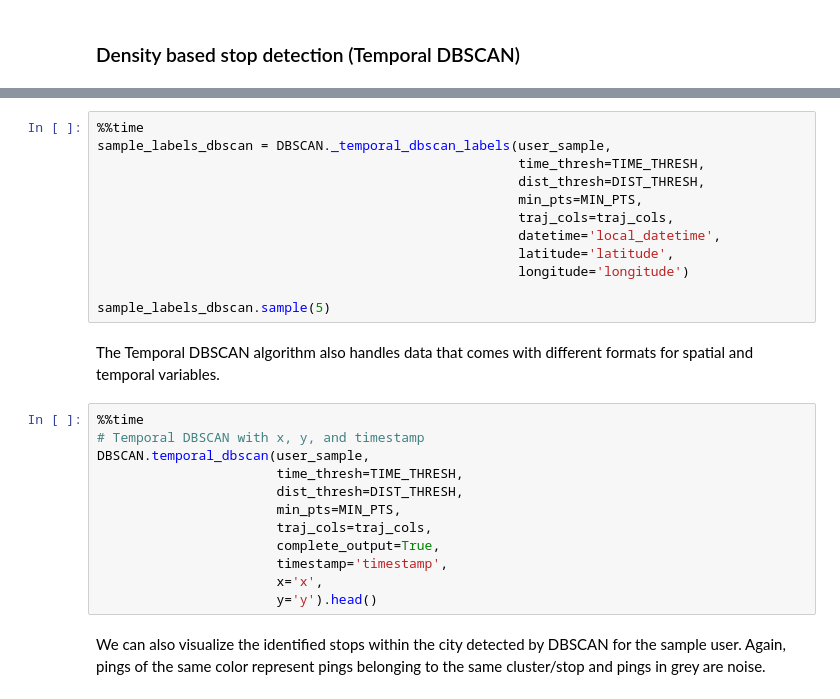
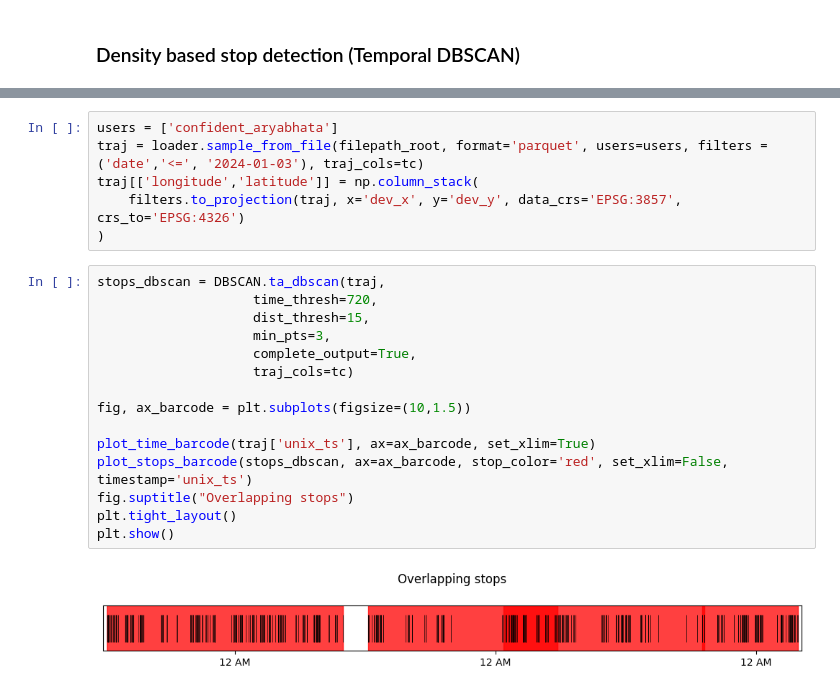
Before and after one commit to Watts-Lab/nomad, a Jupyter notebook: tutorials/IC2S2-2025/[3]stop-detection.ipynb, the cells around one changed output, grey strips where cells are left out. Cells and saved outputs as stored; diff of their text form.

```diff
--- a/tutorials/IC2S2-2025/[3]stop-detection.ipynb
+++ b/tutorials/IC2S2-2025/[3]stop-detection.ipynb
@@ -265,28 +251,23 @@ We can also get the final cluster and core labels for each of the pings.
-# %%
-%%time
-sample_labels_dbscan = DBSCAN._temporal_dbscan_labels(user_sample,
-                                                      time_thresh=TIME_THRESH,
-                                                      dist_thresh=DIST_THRESH,
-                                                      min_pts=MIN_PTS,
-                                                      traj_cols=traj_cols,
-                                                      datetime='local_datetime',
-                                                      latitude='latitude',
-                                                      longitude='longitude')
-
-sample_labels_dbscan.sample(5)
-# %% [markdown]
-The Temporal DBSCAN algorithm also handles data that comes with different formats for spatial and temporal variables.
-# %%
-%%time
-# Temporal DBSCAN with x, y, and timestamp
-DBSCAN.temporal_dbscan(user_sample,
-                       time_thresh=TIME_THRESH,
-                       dist_thresh=DIST_THRESH,
-                       min_pts=MIN_PTS,
-                       traj_cols=traj_cols,
-                       complete_output=True,
-                       timestamp='timestamp',
-                       x='x',
-                       y='y').head()
-# %% [markdown]
-We can also visualize the identified stops within the city detected by DBSCAN for the sample user. Again, pings of the same color represent pings belonging to the same cluster/stop and pings in grey are noise.
+# %%
+users = ['confident_aryabhata']
+traj = loader.sample_from_file(filepath_root, format='parquet', users=users, filters = ('date','<=', '2024-01-03'), traj_cols=tc)
+traj[['longitude','latitude']] = np.column_stack(
+    filters.to_projection(traj, x='dev_x', y='dev_y', data_crs='EPSG:3857', crs_to='EPSG:4326')
+)
+# %%
+stops_dbscan = DBSCAN.ta_dbscan(traj,
+                    time_thresh=720,
+                    dist_thresh=15,
+                    min_pts=3,
+                    complete_output=True,
+                    traj_cols=tc)
+
+fig, ax_barcode = plt.subplots(figsize=(10,1.5))
+
+plot_time_barcode(traj['unix_ts'], ax=ax_barcode, set_xlim=True)
+plot_stops_barcode(stops_dbscan, ax=ax_barcode, stop_color='red', set_xlim=False, timestamp='unix_ts')
+fig.suptitle("Overlapping stops")
+plt.tight_layout()
+plt.show()
+# %% [output]
+[figure, added]
```
Also changed, not shown: parts of 41 cells of this notebook, 3 other files.
